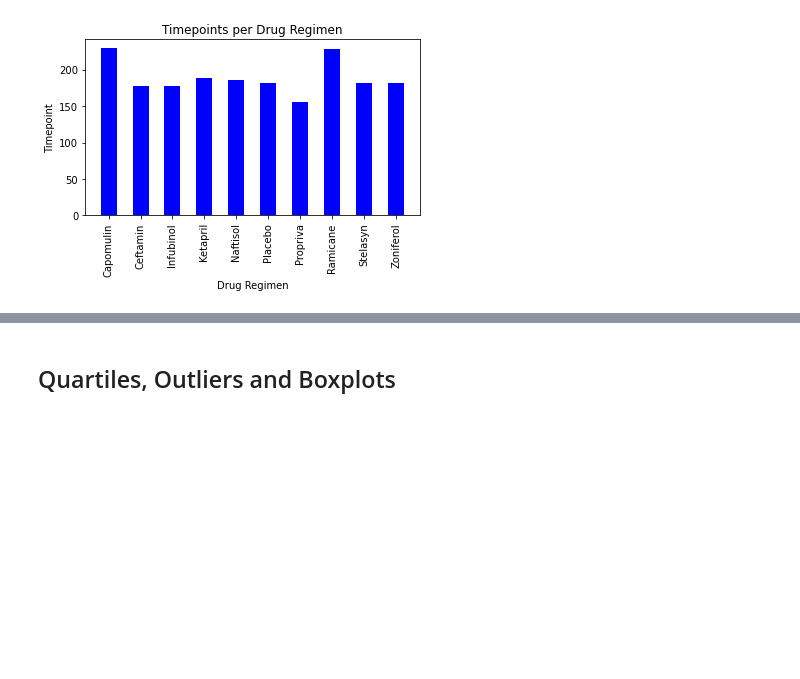
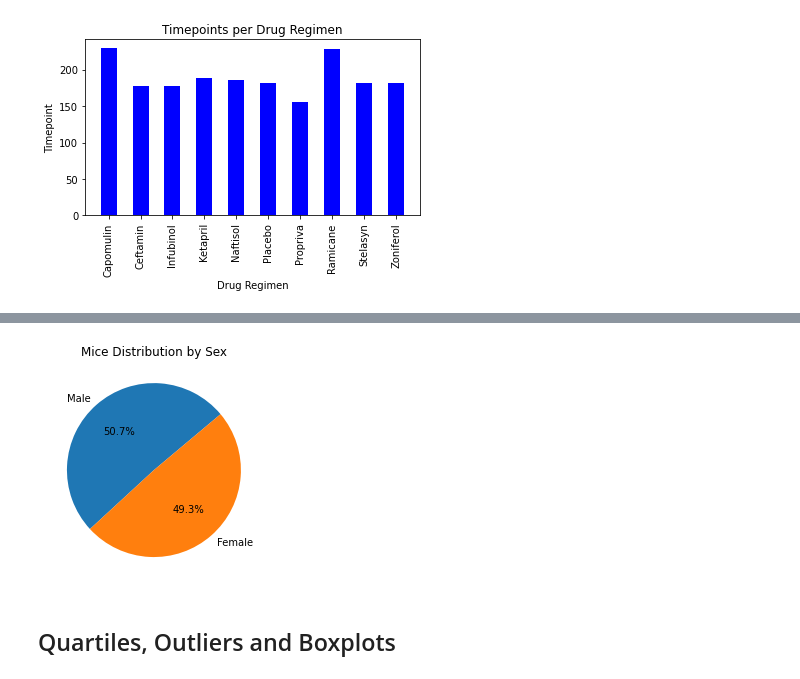
Before and after one commit to sissa81/Pymaceuticals-Matplotlib-Challenge, a Jupyter notebook: pymaceuticals.ipynb, the cells around one changed output, grey strips where cells are left out. Drawn from its saved outputs; the diff is of its cells as text; code cells hidden in the pictures; blank space fills up the shorter version.

```diff
--- a/pymaceuticals.ipynb
+++ b/pymaceuticals.ipynb
@@ -153,5 +161,11 @@ plt.tight_layout()
 # %%
 # Generate a pie plot showing the distribution of female versus male mice using pyplot
+gender_py = clean_data["Sex"].value_counts()
+plt.pie(gender_py, autopct="%1.1f%%", labels=gender_py.index, startangle=40)
+plt.title("Mice Distribution by Sex")
+plt.show()
+# %% [output]
+[figure, added]
 # %% [markdown]
 ## Quartiles, Outliers and Boxplots
 # %%
```
Also changed, not shown: parts of 1 cell of this notebook.
